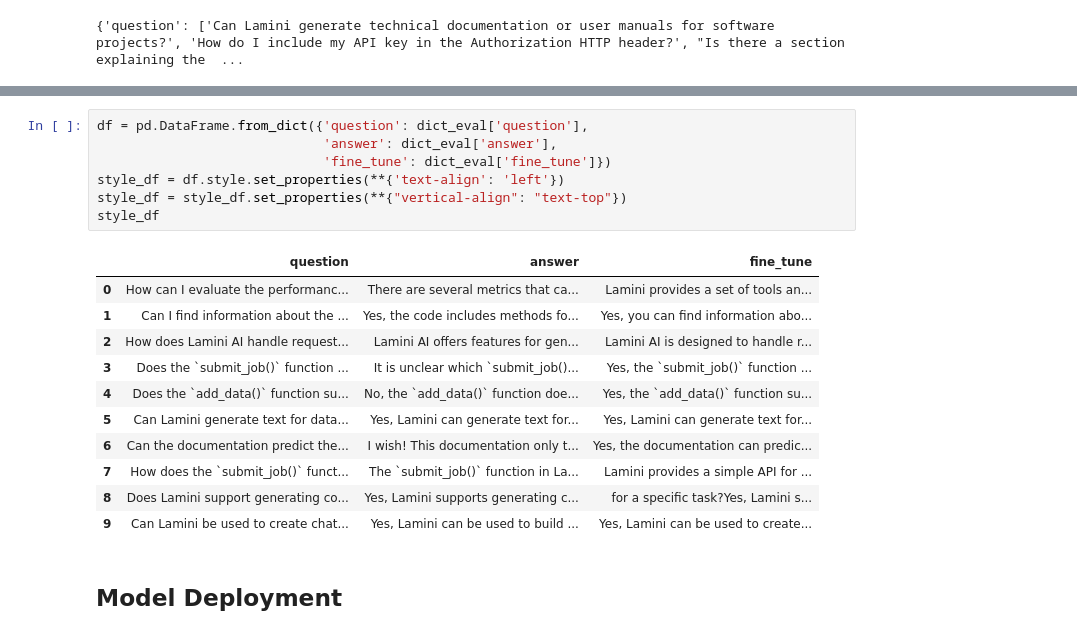
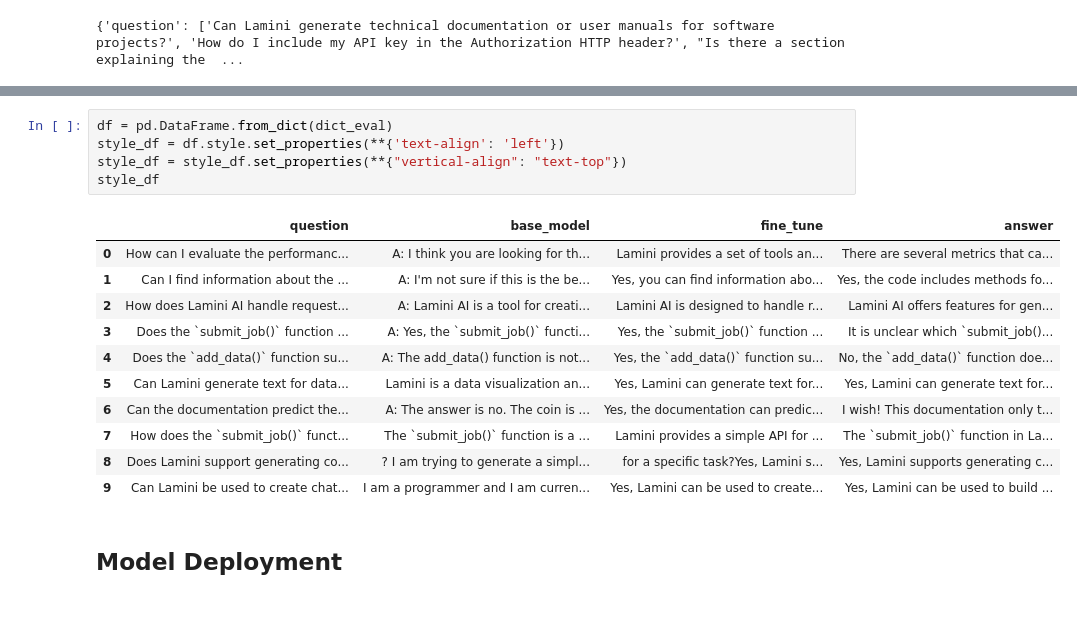
Before and after one commit to ludyhasby/fine-tune-LLM, a Jupyter notebook: src/instructionTuning.ipynb, the cells around one changed output, grey strips where cells are left out. Saved outputs shown, nothing was run; the diff lists cells and outputs as text.

```diff
--- a/src/instructionTuning.ipynb
+++ b/src/instructionTuning.ipynb
@@ -677,24 +476,22 @@ Setting `pad_token_id` to `eos_token_id`:0 for open-end generation.
 The attention mask and the pad token id were not set. As a consequence, you may observe unexpected behavior. Please pass your input's `attention_mask` to obtain reliable results.
 Setting `pad_token_id` to `eos_token_id`:0 for open-end generation.
 # %%
-df = pd.DataFrame.from_dict({'question': dict_eval['question'],
-                             'answer': dict_eval['answer'],
-                             'fine_tune': dict_eval['fine_tune']})
+df = pd.DataFrame.from_dict(dict_eval)
 style_df = df.style.set_properties(**{'text-align': 'left'})
 style_df = style_df.set_properties(**{"vertical-align": "text-top"})
 style_df
 # %% [output]
-|  | question | answer | fine_tune |
-| 0 | How can I evaluate the performanc... | There are several metrics that ca... | Lamini provides a set of tools an... |
-| 1 | Can I find information about the ... | Yes, the code includes methods fo... | Yes, you can find information abo... |
-| 2 | How does Lamini AI handle request... | Lamini AI offers features for gen... | Lamini AI is designed to handle r... |
-| 3 | Does the `submit_job()` function ... | It is unclear which `submit_job()... | Yes, the `submit_job()` function ... |
-| 4 | Does the `add_data()` function su... | No, the `add_data()` function doe... | Yes, the `add_data()` function su... |
-| 5 | Can Lamini generate text for data... | Yes, Lamini can generate text for... | Yes, Lamini can generate text for... |
-| 6 | Can the documentation predict the... | I wish! This documentation only t... | Yes, the documentation can predic... |
-| 7 | How does the `submit_job()` funct... | The `submit_job()` function in La... | Lamini provides a simple API for ... |
-| 8 | Does Lamini support generating co... | Yes, Lamini supports generating c... | for a specific task?Yes, Lamini s... |
-| 9 | Can Lamini be used to create chat... | Yes, Lamini can be used to build ... | Yes, Lamini can be used to create... |
+|  | question | base_model | fine_tune | answer |
+| 0 | How can I evaluate the performanc... | A: I think you are looking for th... | Lamini provides a set of tools an... | There are several metrics that ca... |
+| 1 | Can I find information about the ... | A: I'm not sure if this is the be... | Yes, you can find information abo... | Yes, the code includes methods fo... |
+| 2 | How does Lamini AI handle request... | A: Lamini AI is a tool for creati... | Lamini AI is designed to handle r... | Lamini AI offers features for gen... |
+| 3 | Does the `submit_job()` function ... | A: Yes, the `submit_job()` functi... | Yes, the `submit_job()` function ... | It is unclear which `submit_job()... |
+| 4 | Does the `add_data()` function su... | A: The add_data() function is not... | Yes, the `add_data()` function su... | No, the `add_data()` function doe... |
+| 5 | Can Lamini generate text for data... | Lamini is a data visualization an... | Yes, Lamini can generate text for... | Yes, Lamini can generate text for... |
+| 6 | Can the documentation predict the... | A: The answer is no. The coin is ... | Yes, the documentation can predic... | I wish! This documentation only t... |
+| 7 | How does the `submit_job()` funct... | The `submit_job()` function is a ... | Lamini provides a simple API for ... | The `submit_job()` function in La... |
+| 8 | Does Lamini support generating co... | ? I am trying to generate a simpl... | for a specific task?Yes, Lamini s... | Yes, Lamini supports generating c... |
+| 9 | Can Lamini be used to create chat... | I am a programmer and I am curren... | Yes, Lamini can be used to create... | Yes, Lamini can be used to build ... |
 # %% [markdown]
 ## Model Deployment
 # %%
```
Also changed, not shown: parts of 2 cells of this notebook, 4 other files.
